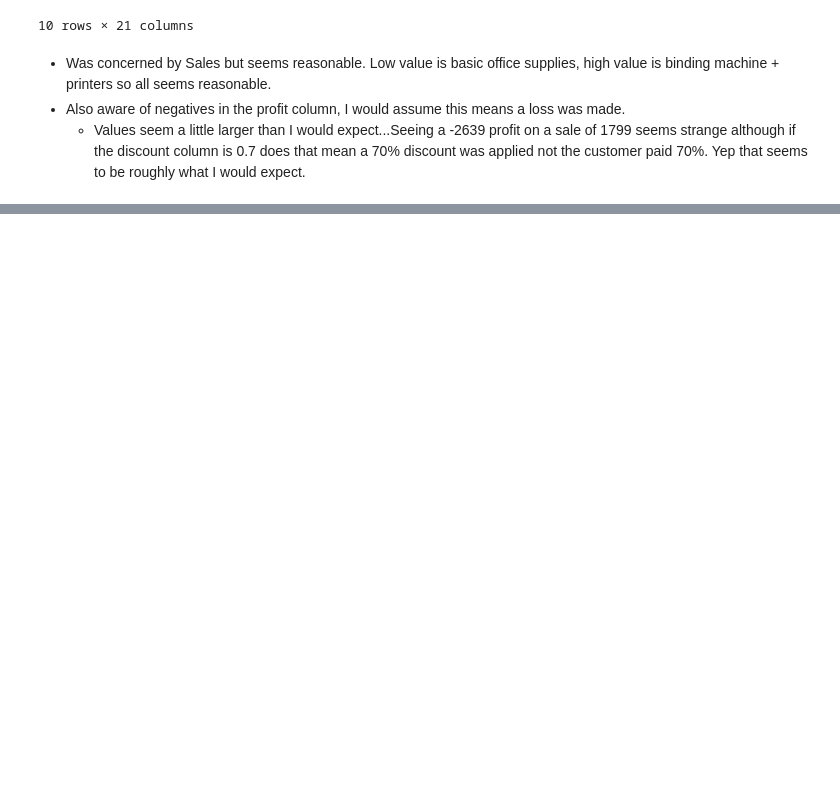
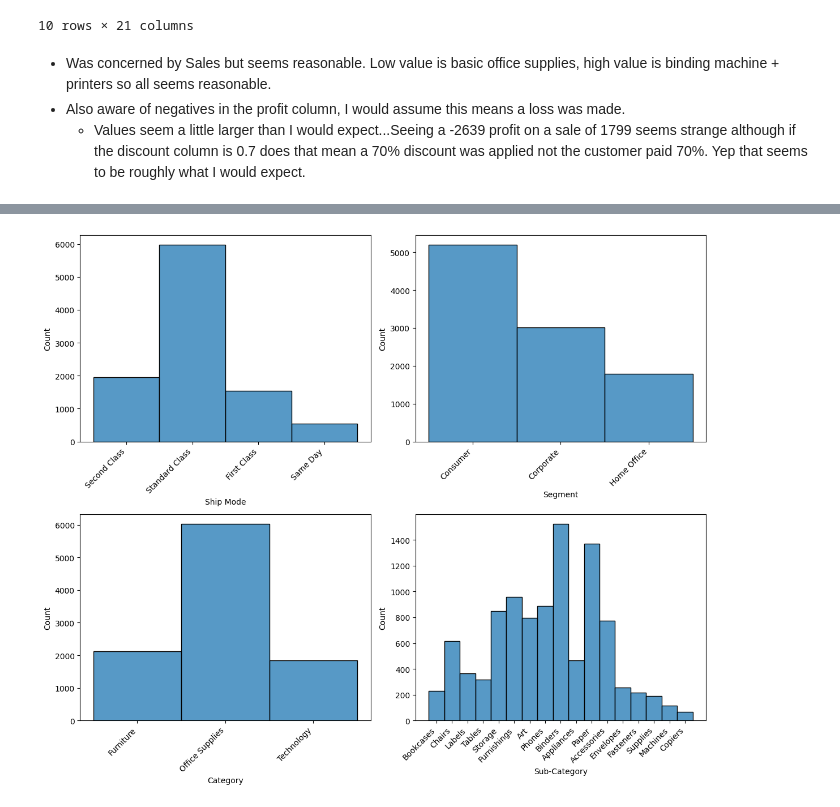
Before and after one commit to jackhenshaw/retail_demand_forecasting, a Jupyter notebook: notebooks/01_eda.ipynb, the cells around one changed output, grey strips where cells are left out. Cells and saved outputs as stored; diff of their text form; code cells hidden in the pictures; blank space fills up the shorter version.

```diff
--- a/notebooks/01_eda.ipynb
+++ b/notebooks/01_eda.ipynb
@@ -112,0 +100,13 @@ df.sort_values(by="Profit").head(10)
+# %%
+if 'Country' in df.columns and df['Country'].nunique() == 1:
+    df.drop(columns=["Country"], inplace=True)
+
+# Extract useful time features
+df["Order Year"] = df["Order Date"].dt.year
+df["Order Month"] = df["Order Date"].dt.month
+df["Order Month-Year"] = df["Order Date"].dt.to_period("M")
+df["Ship Year"] = df["Ship Date"].dt.year
+df["Ship Month"] = df["Ship Date"].dt.month
+df["Ship Month-Year"] = df["Ship Date"].dt.to_period("M")
+
+df['Profitability']=df['Profit']/df['Sales']
@@ -112,0 +116,10 @@ df.sort_values(by="Profit").head(10)
+# %%
+discrete_columns = ["Ship Mode", "Segment", "Category", "Sub-Category"]
+fig, axes = plt.subplots(2, 2, figsize=(12, 10))
+for i, col in enumerate(discrete_columns):
+    sns.histplot(df[col], discrete=True, ax=axes[i // 2, i % 2])
+    plt.setp(axes[i // 2, i % 2].get_xticklabels(), rotation=45, ha='right')
+plt.tight_layout()
+plt.show()
+# %% [output]
+[figure, added]
```
Also changed, not shown: parts of 35 cells of this notebook.
